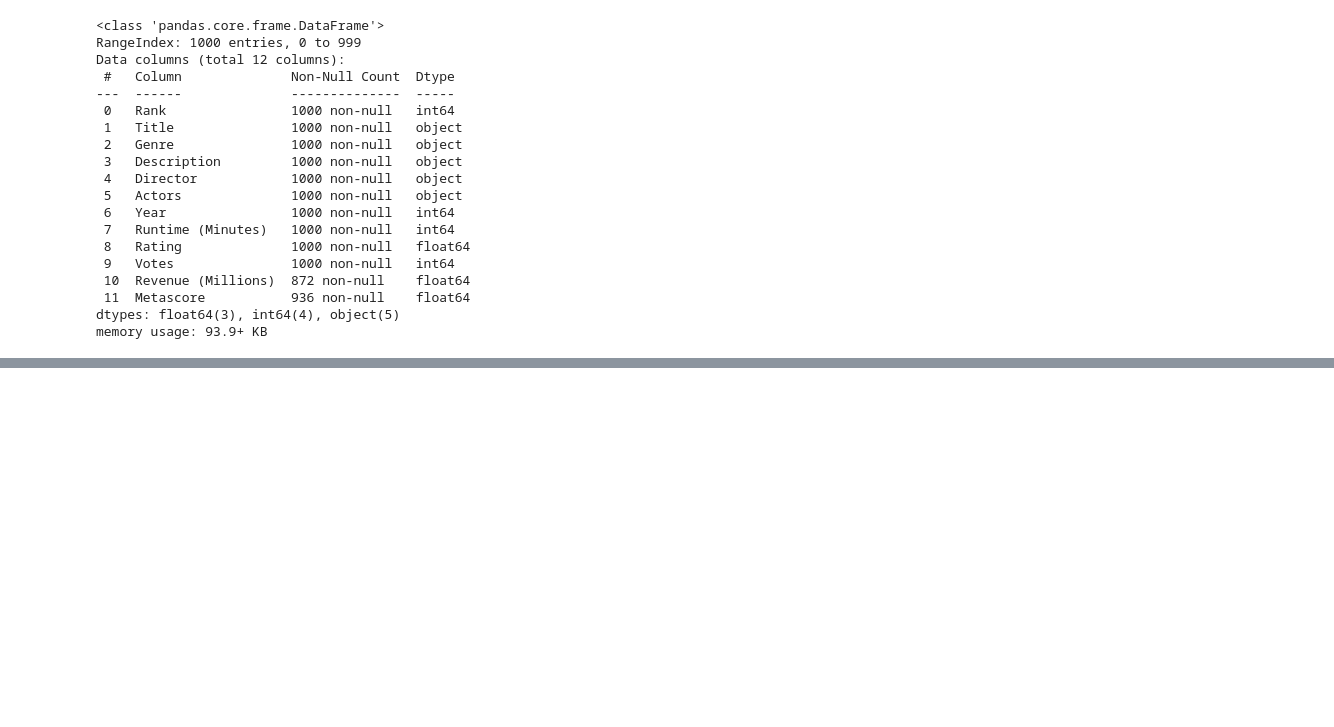
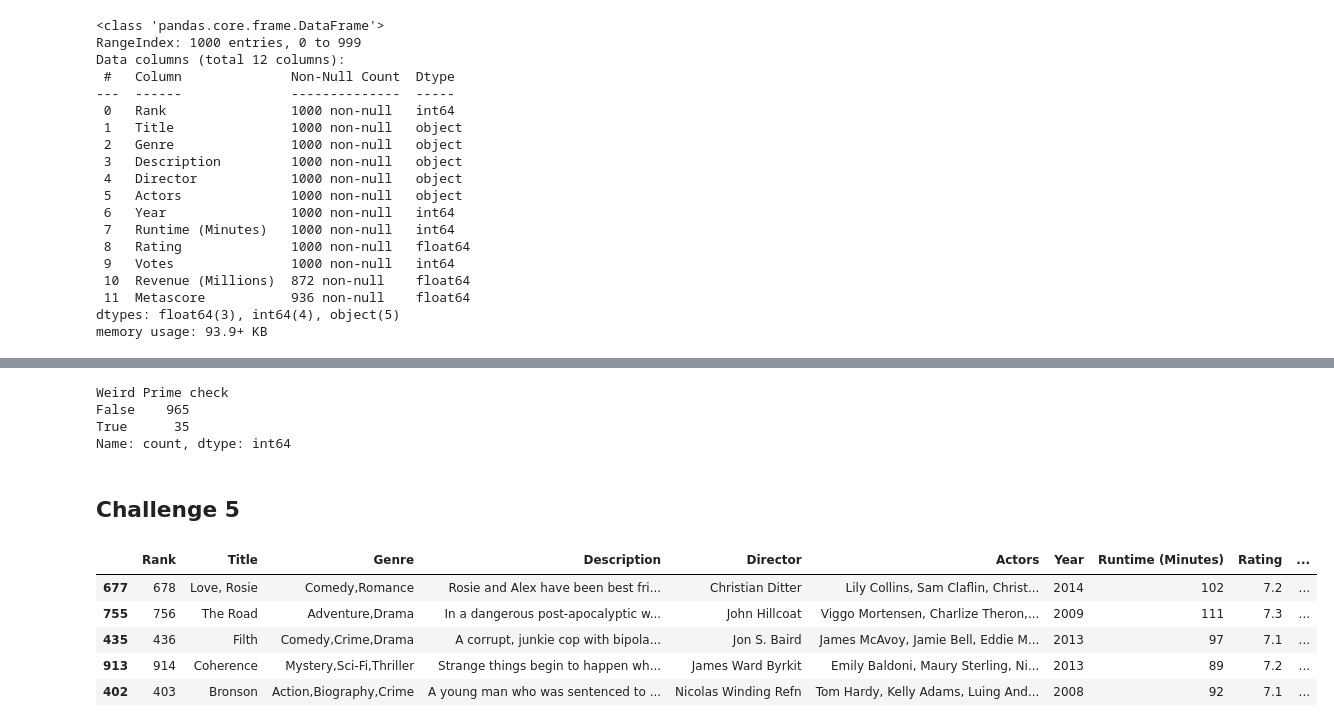
Before and after one commit to potacho/pandas_apply_lambda, a Jupyter notebook: notebooks/your_code_here.ipynb, the cells around one changed output, grey strips where cells are left out. Saved outputs shown, nothing was run; the diff lists cells and outputs as text; code cells hidden in the pictures; blank space fills up the shorter version.

```diff
--- a/notebooks/your_code_here.ipynb
+++ b/notebooks/your_code_here.ipynb
@@ -96,4 +90,12 @@ def rating(x):
+# %%
+def rates(x, y):
+    if "Thriller" in x:
+        return y +1
+    elif "Comedy" in x:
+        return y - 1
+    else:
+        return y
 # %%
-Movie_Data["New rating"]= Movie_Data.apply(lambda row:((row["Rating"]+ 1) if "Thriller" in row["Genre"] (row["Rating"]- 1) elif "Comedy" in row["Genre"] else row["Rating"], axis = 1)
+Movie_Data["New rating"]= Movie_Data.apply(lambda row:rates(row["Genre"],row["Rating"]), axis = 1)
 Movie_Data.head()
 # %% [output]
@@ -100,0 +110,14 @@ SyntaxError: expected 'else' after 'if' expression (1993307749.py, line 1)
+# %%
+def check(x):
+    if x < 2:
+        return False
+    elif x == 2:
+        return True
+    elif x > 2:
+        for i in range(2, x):
+            if x % i == 0:
+                return False
+        return True
+# %%
+Movie_Data["Weird Prime check"]= Movie_Data.apply(lambda row:(check(int((sum(ord(c) for c in row["Actors"]))/row["Votes"]))), axis = 1)
+Movie_Data.head()
@@ -100,0 +131,27 @@ SyntaxError: expected 'else' after 'if' expression (1993307749.py, line 1)
+# %%
+Movie_Data["Weird Prime check"].value_counts()
+# %% [output]
+Weird Prime check
+False    965
+True      35
+Name: count, dtype: int64
+# %% [markdown]
+## Challenge 5
+# %%
+
+Movie_Data["Revenue per votes in top films"] = round(Movie_Data.loc[Movie_Data["Rating"] > 7, "Votes"] / Movie_Data["Revenue (Millions)"],2)
+
+Movie_Data["Revenue per votes in top films"].fillna(0, inplace=True)
+
+
+Movie_Data.sort_values(by="Revenue per votes in top films", ascending=False, inplace=True)
+
+
+Movie_Data.head()
+# %% [output]
+|  | Rank | Title | Genre | Description | Director | Actors | Year | Runtime (Minutes) | Rating | ... |
+| 677 | 678 | Love, Rosie | Comedy,Romance | Rosie and Alex have been best fri... | Christian Ditter | Lily Collins, Sam Claflin, Christ... | 2014 | 102 | 7.2 | ... |
+| 755 | 756 | The Road | Adventure,Drama | In a dangerous post-apocalyptic w... | John Hillcoat | Viggo Mortensen, Charlize Theron,... | 2009 | 111 | 7.3 | ... |
+| 435 | 436 | Filth | Comedy,Crime,Drama | A corrupt, junkie cop with bipola... | Jon S. Baird | James McAvoy, Jamie Bell, Eddie M... | 2013 | 97 | 7.1 | ... |
+| 913 | 914 | Coherence | Mystery,Sci-Fi,Thriller | Strange things begin to happen wh... | James Ward Byrkit | Emily Baldoni, Maury Sterling, Ni... | 2013 | 89 | 7.2 | ... |
+| 402 | 403 | Bronson | Action,Biography,Crime | A young man who was sentenced to ... | Nicolas Winding Refn | Tom Hardy, Kelly Adams, Luing And... | 2008 | 92 | 7.1 | ... |
```
Also changed, not shown: parts of 9 cells of this notebook.
